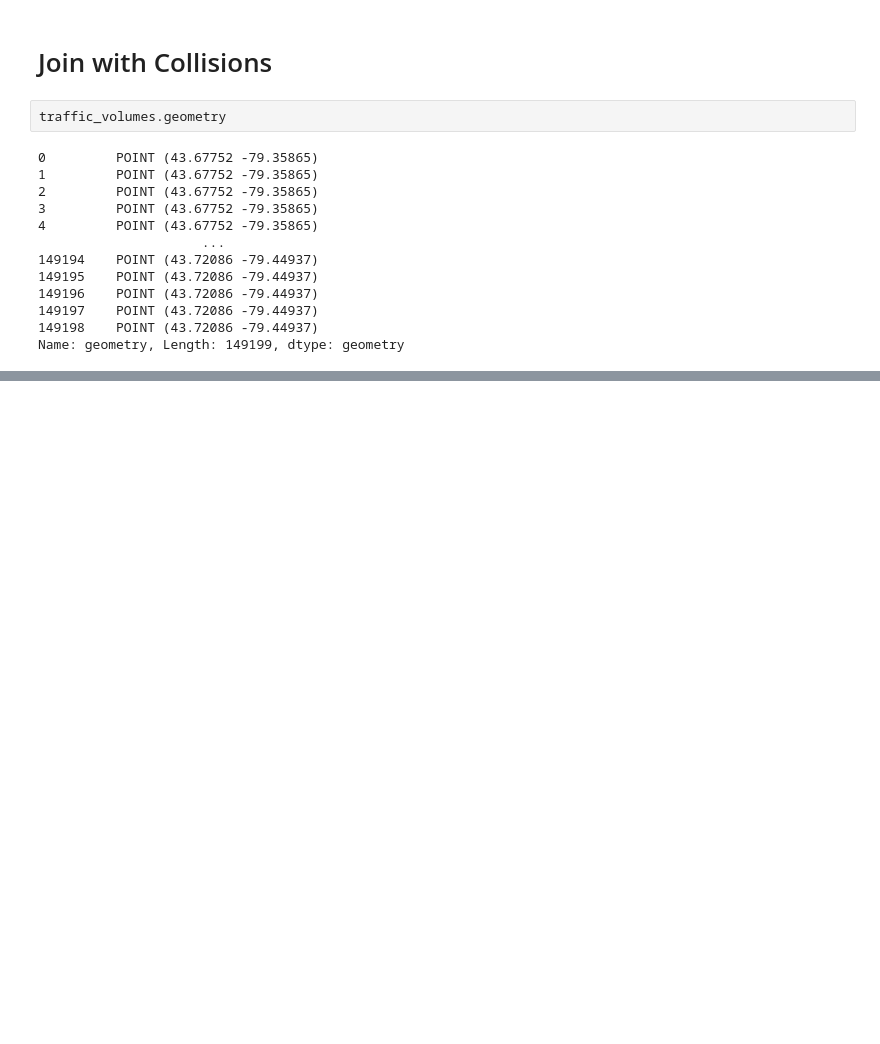
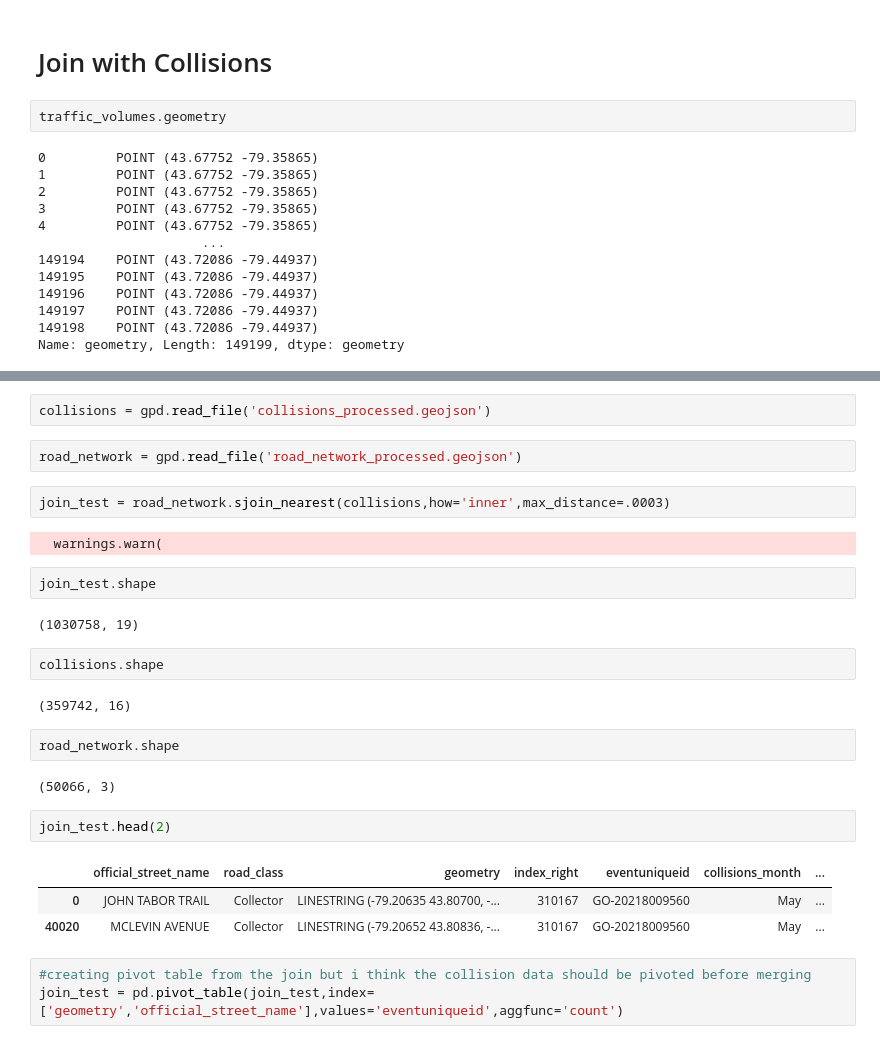
Before and after one commit to rakeenahmed/toronto-ksi, a Jupyter notebook: Spatial Merging/Spatial_Joins.ipynb, the cells around one changed output, grey strips where cells are left out. Saved outputs shown, nothing was run; the diff lists cells and outputs as text; blank space fills up the shorter version.

```diff
--- a/Spatial Merging/Spatial_Joins.ipynb
+++ b/Spatial Merging/Spatial_Joins.ipynb
@@ -217,0 +236,29 @@ Name: geometry, Length: 149199, dtype: geometry
+# %%
+collisions = gpd.read_file('collisions_processed.geojson')
+# %%
+road_network = gpd.read_file('road_network_processed.geojson')
+# %%
+join_test = road_network.sjoin_nearest(collisions,how='inner',max_distance=.0003)
+# %% [output]
+  warnings.warn(
+# %%
+join_test.shape
+# %% [output]
+(1030758, 19)
+# %%
+collisions.shape
+# %% [output]
+(359742, 16)
+# %%
+road_network.shape
+# %% [output]
+(50066, 3)
+# %%
+join_test.head(2)
+# %% [output]
+|  | official_street_name | road_class | geometry | index_right | eventuniqueid | collisions_month | ... |
+| 0 | JOHN TABOR TRAIL | Collector | LINESTRING (-79.20635 43.80700, -... | 310167 | GO-20218009560 | May | ... |
+| 40020 | MCLEVIN AVENUE | Collector | LINESTRING (-79.20652 43.80836, -... | 310167 | GO-20218009560 | May | ... |
+# %%
+#creating pivot table from the join but i think the collision data should be pivoted before merging
+join_test = pd.pivot_table(join_test,index=['geometry','official_street_name'],values='eventuniqueid',aggfunc='count')
```
Also changed, not shown: parts of 7 cells of this notebook, 17 other files.
